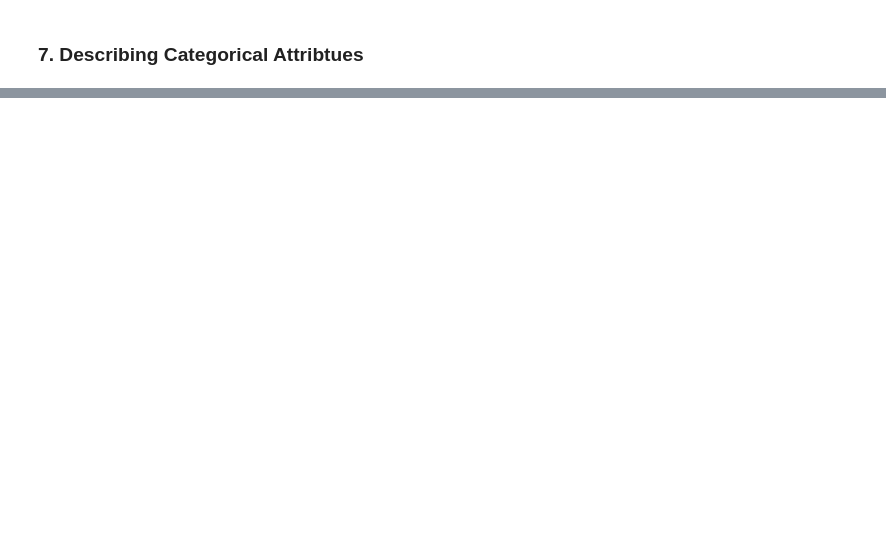
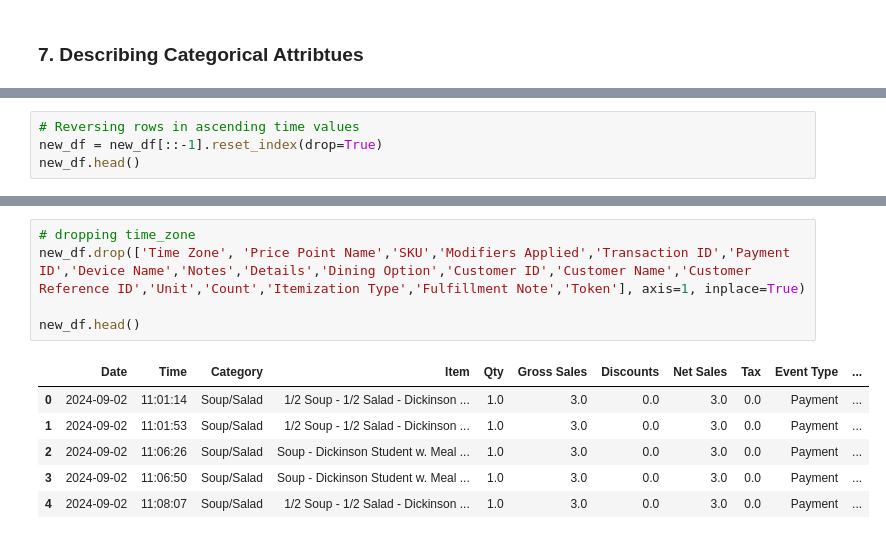
Before and after one commit to mcao694/farmworks, a Jupyter notebook: Farmworks.ipynb, the cells around one changed output, grey strips where cells are left out. Saved outputs shown, nothing was run; the diff lists cells and outputs as text; blank space fills up the shorter version.

```diff
--- a/Farmworks.ipynb
+++ b/Farmworks.ipynb
@@ -247,0 +180,4 @@ sns.catplot(data=merged_df, x='Day', y='Time', kind='swarm')
+# %%
+# Reversing rows in ascending time values
+new_df = new_df[::-1].reset_index(drop=True)
+new_df.head()
@@ -247,0 +230,12 @@ sns.catplot(data=merged_df, x='Day', y='Time', kind='swarm')
+# %%
+# dropping time_zone
+new_df.drop(['Time Zone', 'Price Point Name','SKU','Modifiers Applied','Transaction ID','Payment ID','Device Name','Notes','Details','Dining Option','Customer ID','Customer Name','Customer Reference ID','Unit','Count','Itemization Type','Fulfillment Note','Token'], axis=1, inplace=True)
+
+new_df.head()
+# %% [output]
+|  | Date | Time | Category | Item | Qty | Gross Sales | Discounts | Net Sales | Tax | Event Type | ... |
+| 0 | 2024-09-02 | 11:01:14 | Soup/Salad | 1/2 Soup - 1/2 Salad - Dickinson ... | 1.0 | 3.0 | 0.0 | 3.0 | 0.0 | Payment | ... |
+| 1 | 2024-09-02 | 11:01:53 | Soup/Salad | 1/2 Soup - 1/2 Salad - Dickinson ... | 1.0 | 3.0 | 0.0 | 3.0 | 0.0 | Payment | ... |
+| 2 | 2024-09-02 | 11:06:26 | Soup/Salad | Soup - Dickinson Student w. Meal ... | 1.0 | 3.0 | 0.0 | 3.0 | 0.0 | Payment | ... |
+| 3 | 2024-09-02 | 11:06:50 | Soup/Salad | Soup - Dickinson Student w. Meal ... | 1.0 | 3.0 | 0.0 | 3.0 | 0.0 | Payment | ... |
+| 4 | 2024-09-02 | 11:08:07 | Soup/Salad | 1/2 Soup - 1/2 Salad - Dickinson ... | 1.0 | 3.0 | 0.0 | 3.0 | 0.0 | Payment | ... |
```
Also changed, not shown: parts of 37 cells of this notebook.
